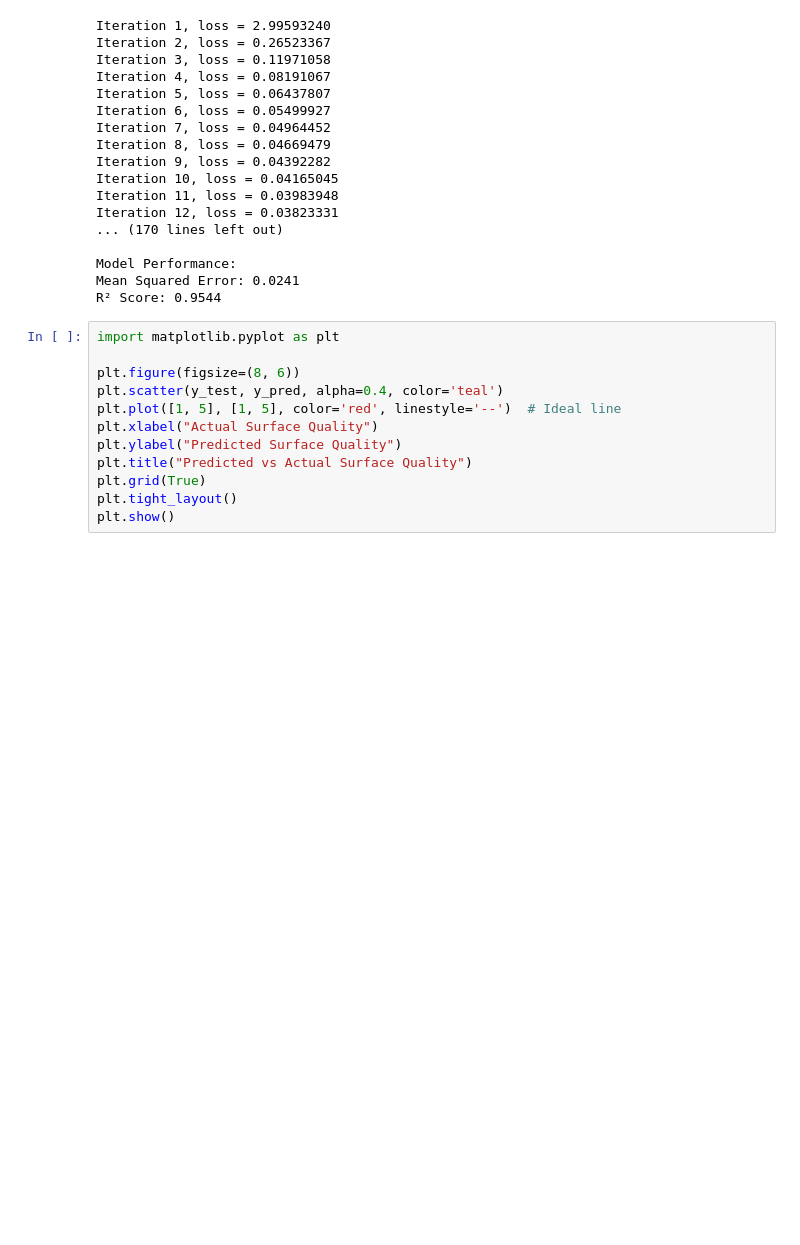
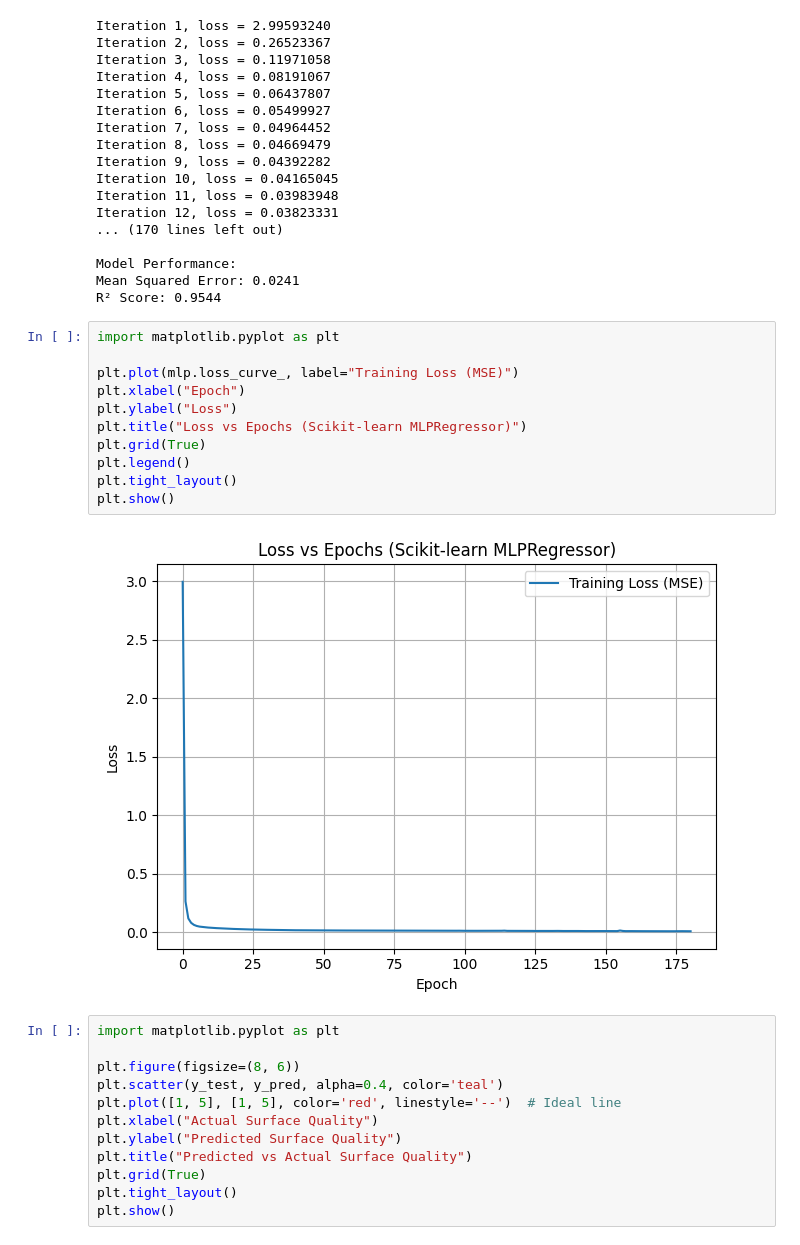
Before and after one commit to Jorwin-dev/machine-learning, a Jupyter notebook: neural-networks/3D-Printing/modelURC.ipynb, the cells around one changed output. Cells and saved outputs as stored; diff of their text form; blank space fills up the shorter version.

```diff
--- a/neural-networks/3D-Printing/modelURC.ipynb
+++ b/neural-networks/3D-Printing/modelURC.ipynb
@@ -166,6 +166,19 @@ Iteration 12, loss = 0.03823331
 Model Performance:
 Mean Squared Error: 0.0241
 R² Score: 0.9544
+# %%
+import matplotlib.pyplot as plt
+
+plt.plot(mlp.loss_curve_, label="Training Loss (MSE)")
+plt.xlabel("Epoch")
+plt.ylabel("Loss")
+plt.title("Loss vs Epochs (Scikit-learn MLPRegressor)")
+plt.grid(True)
+plt.legend()
+plt.tight_layout()
+plt.show()
+# %% [output]
+[figure, added]
 # %%
 import matplotlib.pyplot as plt
 
```
Also changed, not shown: parts of 5 cells of this notebook.
